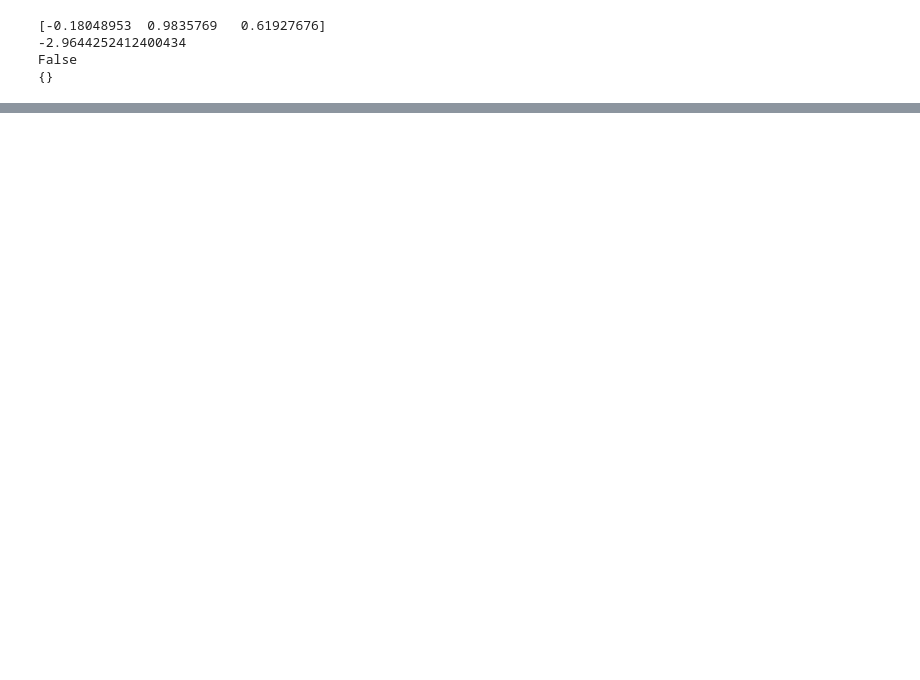
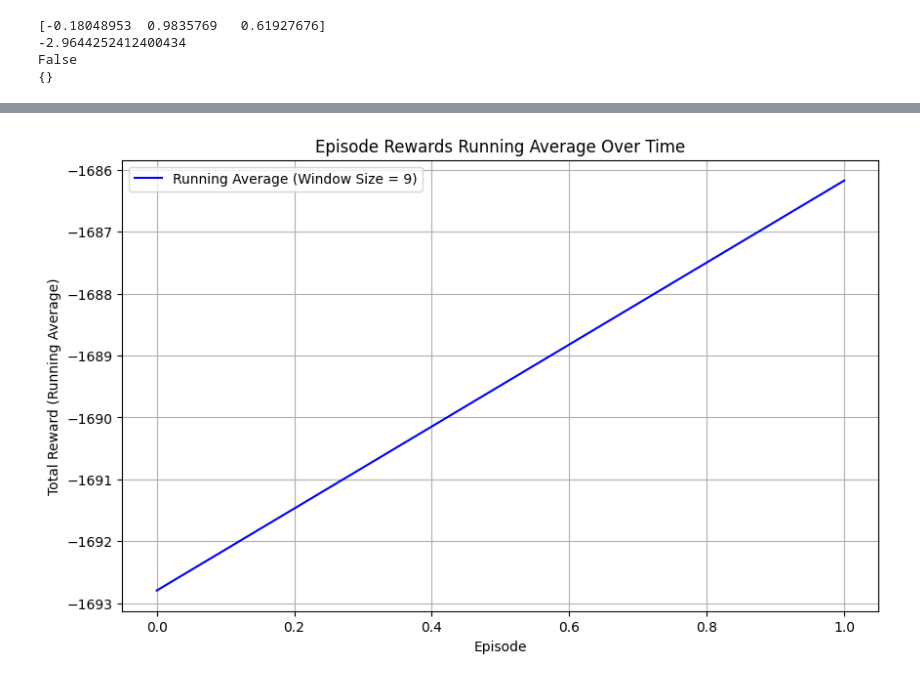
Before and after one commit to newsyd04/PendulumSwingUpRepo, a Jupyter notebook: CS4445_DQN_CartPole_template.ipynb, the cells around one changed output, grey strips where cells are left out. Cells and saved outputs as stored; diff of their text form; code cells hidden in the pictures; blank space fills up the shorter version.

```diff
--- a/CS4445_DQN_CartPole_template.ipynb
+++ b/CS4445_DQN_CartPole_template.ipynb
@@ -275,0 +266,21 @@ plt.show()
+# %%
+def running_average(data, N):
+    """Compute the running average of a list with a window size N."""
+    cumsum = np.cumsum(np.insert(data, 0, 0))
+    return (cumsum[N:] - cumsum[:-N]) / float(N)
+# %%
+# Calculate the running average with a window size of N
+N = 9 # You can adjust this window size as needed
+rewards_running_avg = running_average(episode_rewards, N)
+# %%
+# Plot the Total Reward (Running Average)
+plt.figure(figsize=(10, 6))
+plt.plot(rewards_running_avg, color='blue', label='Running Average (Window Size = {})'.format(N))
+plt.xlabel('Episode')
+plt.ylabel('Total Reward (Running Average)')
+plt.title('Episode Rewards Running Average Over Time')
+plt.legend()
+plt.grid(True)
+plt.show()
+# %% [output]
+[figure, added]
```
Also changed, not shown: parts of 5 cells of this notebook.
